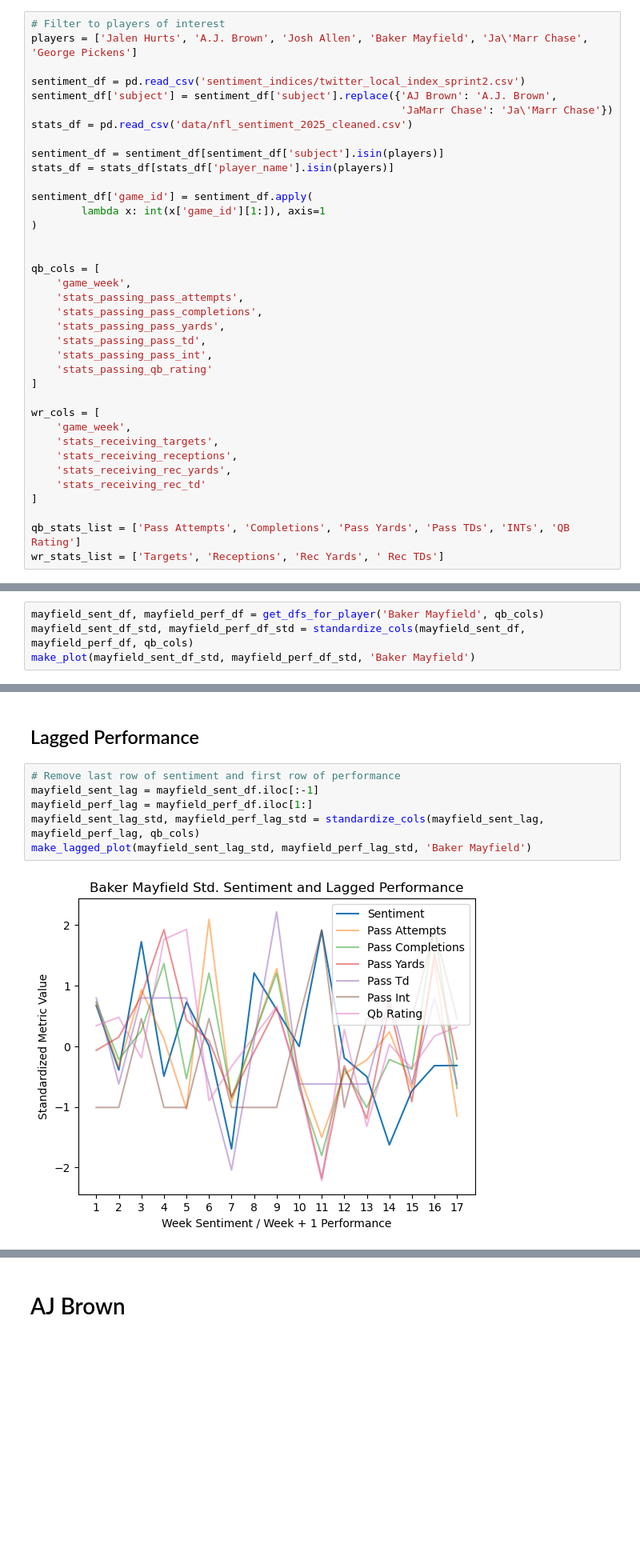
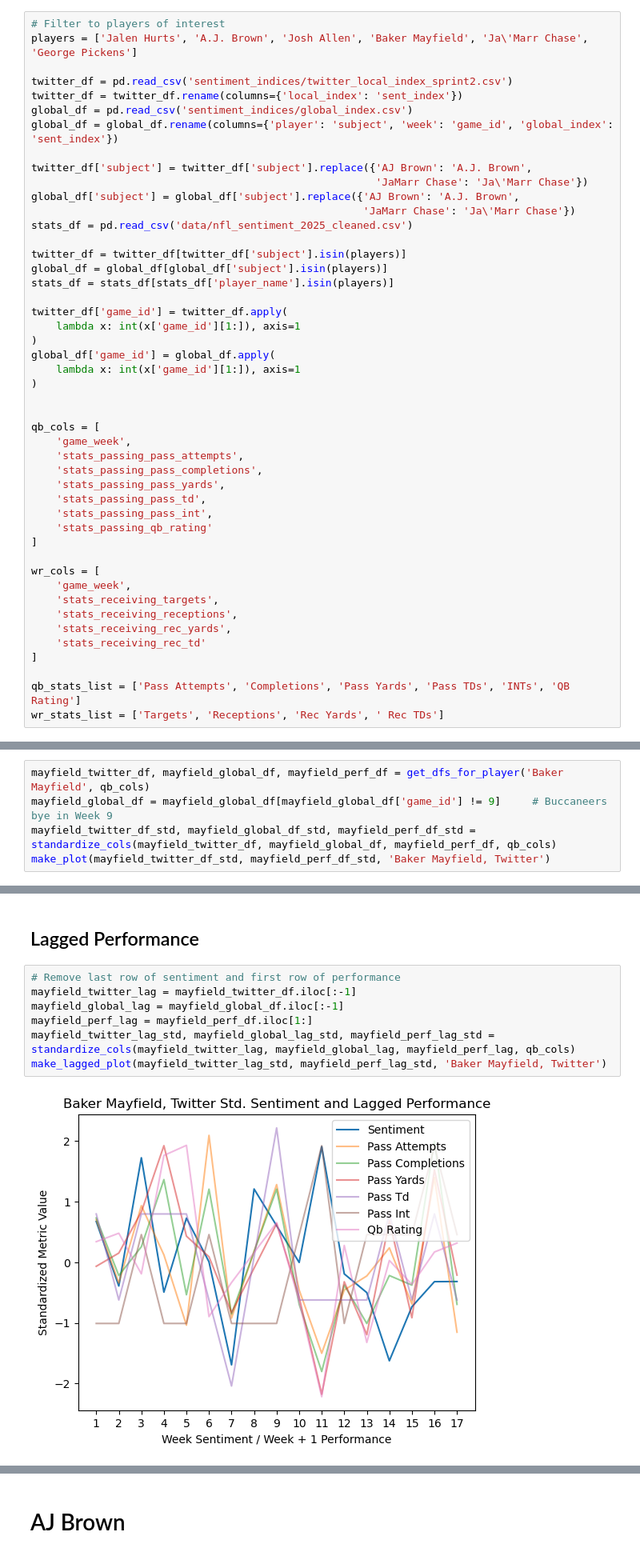
Before and after one commit to ryanjamesyu2/sentiment-performance-connection, a Jupyter notebook: impact_player_deep_dive.ipynb, the cells around one changed output, grey strips where cells are left out. Shown at 80% size. Cells and saved outputs as stored; diff of their text form; blank space fills up the shorter version.

Commit message:
Added global index analysis to deep dives

```diff
--- a/impact_player_deep_dive.ipynb
+++ b/impact_player_deep_dive.ipynb
@@ -39,16 +39,26 @@ def correlate_series(xi, yi, min_n=10):
 # Filter to players of interest
 players = ['Jalen Hurts', 'A.J. Brown', 'Josh Allen', 'Baker Mayfield', 'Ja\'Marr Chase', 'George Pickens']
 
-sentiment_df = pd.read_csv('sentiment_indices/twitter_local_index_sprint2.csv')
-sentiment_df['subject'] = sentiment_df['subject'].replace({'AJ Brown': 'A.J. Brown',
-                                                           'JaMarr Chase': 'Ja\'Marr Chase'})
+twitter_df = pd.read_csv('sentiment_indices/twitter_local_index_sprint2.csv')
+twitter_df = twitter_df.rename(columns={'local_index': 'sent_index'})
+global_df = pd.read_csv('sentiment_indices/global_index.csv')
+global_df = global_df.rename(columns={'player': 'subject', 'week': 'game_id', 'global_index': 'sent_index'})
+
+twitter_df['subject'] = twitter_df['subject'].replace({'AJ Brown': 'A.J. Brown',
+                                                       'JaMarr Chase': 'Ja\'Marr Chase'})
+global_df['subject'] = global_df['subject'].replace({'AJ Brown': 'A.J. Brown',
+                                                     'JaMarr Chase': 'Ja\'Marr Chase'})
 stats_df = pd.read_csv('data/nfl_sentiment_2025_cleaned.csv')
 
-sentiment_df = sentiment_df[sentiment_df['subject'].isin(players)]
+twitter_df = twitter_df[twitter_df['subject'].isin(players)]
+global_df = global_df[global_df['subject'].isin(players)]
 stats_df = stats_df[stats_df['player_name'].isin(players)]
 
-sentiment_df['game_id'] = sentiment_df.apply(
-        lambda x: int(x['game_id'][1:]), axis=1
+twitter_df['game_id'] = twitter_df.apply(
+    lambda x: int(x['game_id'][1:]), axis=1
+)
+global_df['game_id'] = global_df.apply(
+    lambda x: int(x['game_id'][1:]), axis=1
 )
 
 
@@ -231,7 +273,8 @@ allen_corr_lag
 # %% [markdown]
 # Baker Mayfield
 # %%
-mayfield_sent_df, mayfield_perf_df = get_dfs_for_player('Baker Mayfield', qb_cols)
-mayfield_sent_df_std, mayfield_perf_df_std = standardize_cols(mayfield_sent_df, mayfield_perf_df, qb_cols)
-make_plot(mayfield_sent_df_std, mayfield_perf_df_std, 'Baker Mayfield')
+mayfield_twitter_df, mayfield_global_df, mayfield_perf_df = get_dfs_for_player('Baker Mayfield', qb_cols)
+mayfield_global_df = mayfield_global_df[mayfield_global_df['game_id'] != 9]     # Buccaneers bye in Week 9
+mayfield_twitter_df_std, mayfield_global_df_std, mayfield_perf_df_std = standardize_cols(mayfield_twitter_df, mayfield_global_df, mayfield_perf_df, qb_cols)
+make_plot(mayfield_twitter_df_std, mayfield_perf_df_std, 'Baker Mayfield, Twitter')
 # %% [output]
@@ -251,9 +300,10 @@ mayfield_corr_df
 ## Lagged Performance
 # %%
 # Remove last row of sentiment and first row of performance
-mayfield_sent_lag = mayfield_sent_df.iloc[:-1]
+mayfield_twitter_lag = mayfield_twitter_df.iloc[:-1]
+mayfield_global_lag = mayfield_global_df.iloc[:-1]
 mayfield_perf_lag = mayfield_perf_df.iloc[1:]
-mayfield_sent_lag_std, mayfield_perf_lag_std = standardize_cols(mayfield_sent_lag, mayfield_perf_lag, qb_cols)
-make_lagged_plot(mayfield_sent_lag_std, mayfield_perf_lag_std, 'Baker Mayfield')
+mayfield_twitter_lag_std, mayfield_global_lag_std, mayfield_perf_lag_std = standardize_cols(mayfield_twitter_lag, mayfield_global_lag, mayfield_perf_lag, qb_cols)
+make_lagged_plot(mayfield_twitter_lag_std, mayfield_perf_lag_std, 'Baker Mayfield, Twitter')
 # %% [output]
-[figure, old version]
+[figure, new version]
```
Also changed, not shown: parts of 38 cells of this notebook.
